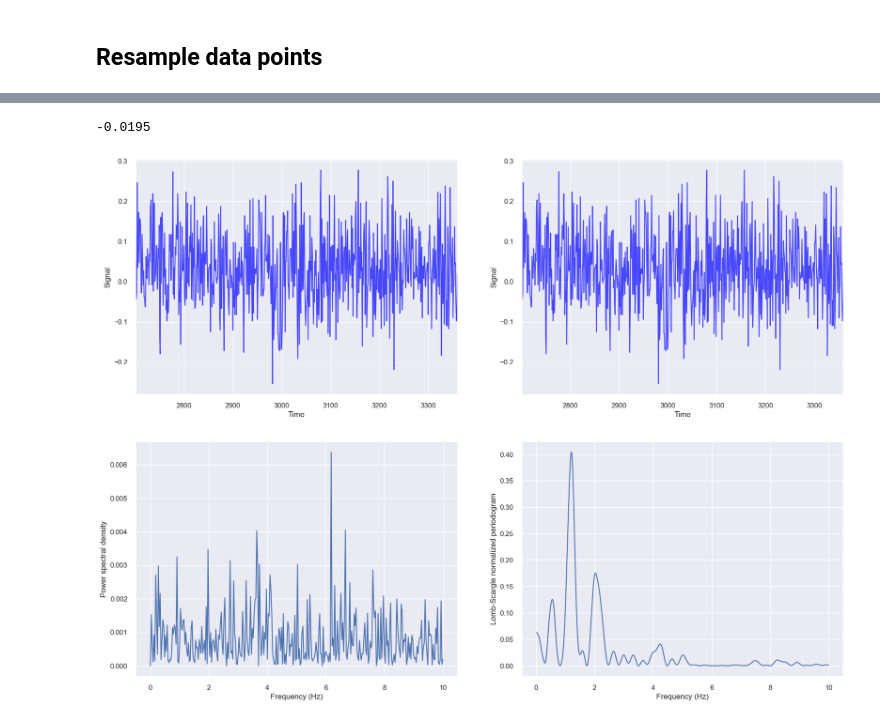
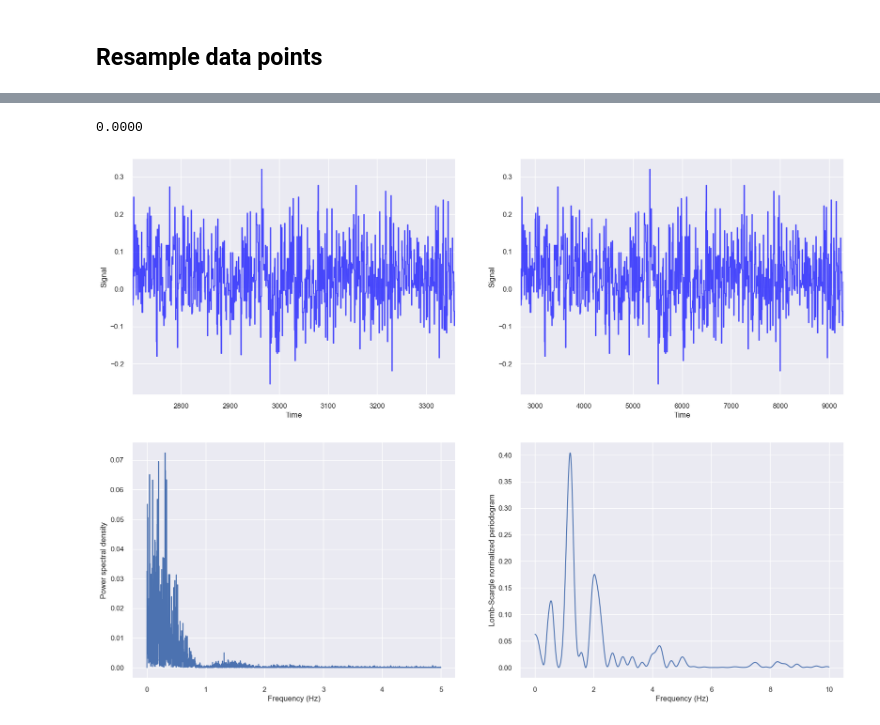
Before and after one commit to earthinversion/earthinversion-images, a Jupyter notebook: images/irregular_sparse_dataset/similarity_test_v1.ipynb, the cells around one changed output, grey strips where cells are left out. Saved outputs shown, nothing was run; the diff lists cells and outputs as text; code cells hidden in the pictures.

```diff
--- a/images/irregular_sparse_dataset/similarity_test_v1.ipynb
+++ b/images/irregular_sparse_dataset/similarity_test_v1.ipynb
@@ -158,5 +158,5 @@ df
 # %%
-dfnew = df.resample("1s").last().interpolate(method="nearest")
+dfnew = df.resample("100l").last().interpolate(method="nearest")
 print(dfnew.shape)
 dfnew
 # %% [output]
@@ -178,7 +178,7 @@ dfnew
-# %%
-print(f"{dfnew['X1'].diff()[10]:.4f}")
-# %% [output]
--0.0195
+# %%
+print(f"{dfnew['X1'].diff()[10]:.4f}")
+# %% [output]
+0.0000
 # %%
 fig, ax_list = plt.subplots(2,2, figsize=(20, 15), dpi=100)
 
@@ -199,32 +199,32 @@ t_steps0 = dfnew['time_sec'].values
 t_steps = np.arange(t_steps0[0], t_steps0[0]+len(data))
 ax.plot(t_steps, data, color='blue', alpha=0.7)
 ax.set_ylabel("Signal")
 ax.set_xlabel("Time")
 ax.set_xlim((t_steps[0], t_steps[-1]))
 
 
 # fig 3
 ax=ax_list[1,0]
 input_signal = dfnew['X1'].values
 t_steps = dfnew['time_sec'].values
 
-f, Pxx_den = signal.periodogram(input_signal, fs=20)
+f, Pxx_den = signal.periodogram(input_signal, fs=10)
 ax.plot(f, Pxx_den)
 ax.set_ylabel('Power spectral density')
 ax.set_xlabel('Frequency (Hz)')
 
 
 
 # fig 4
 # Plot Lomb-Scargle spectrogram of input signal
 ax = ax_list[1,1]
 data = dfnew['X1'].values
 t_steps = dfnew['time_sec'].values
 f = np.linspace(0.01, 10, 1000)
 pgram = signal.lombscargle(x, y, f, normalize=True)
 ax.plot(f, pgram)
 ax.set_ylabel("Lomb-Scargle normalized periodogram")
 ax.set_xlabel('Frequency (Hz)')
 plt.savefig('periodogram_plot_evendata.png', dpi=300, bbox_inches='tight')
 # %% [output]
-[figure, old version]
+[figure, new version]
```
Also changed, not shown: parts of 5 cells of this notebook, 2 other files.
